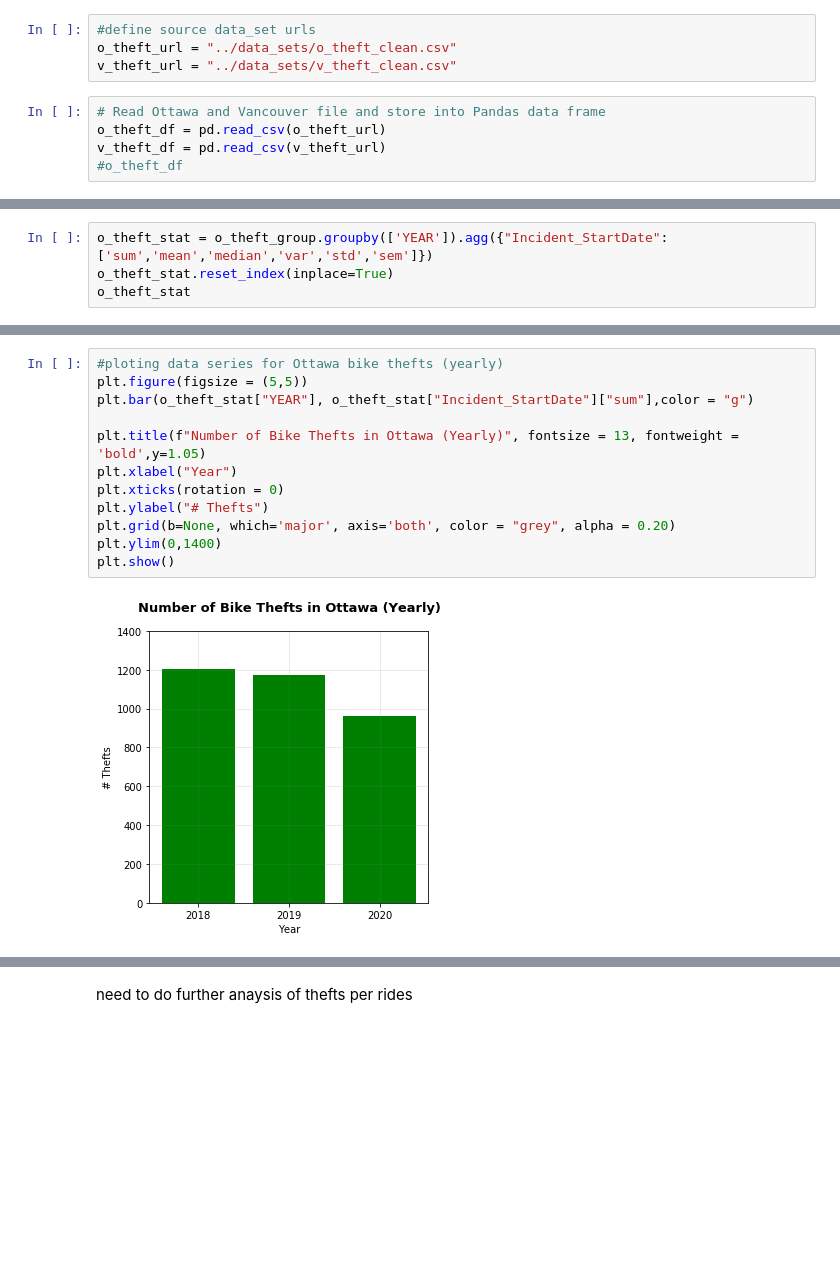
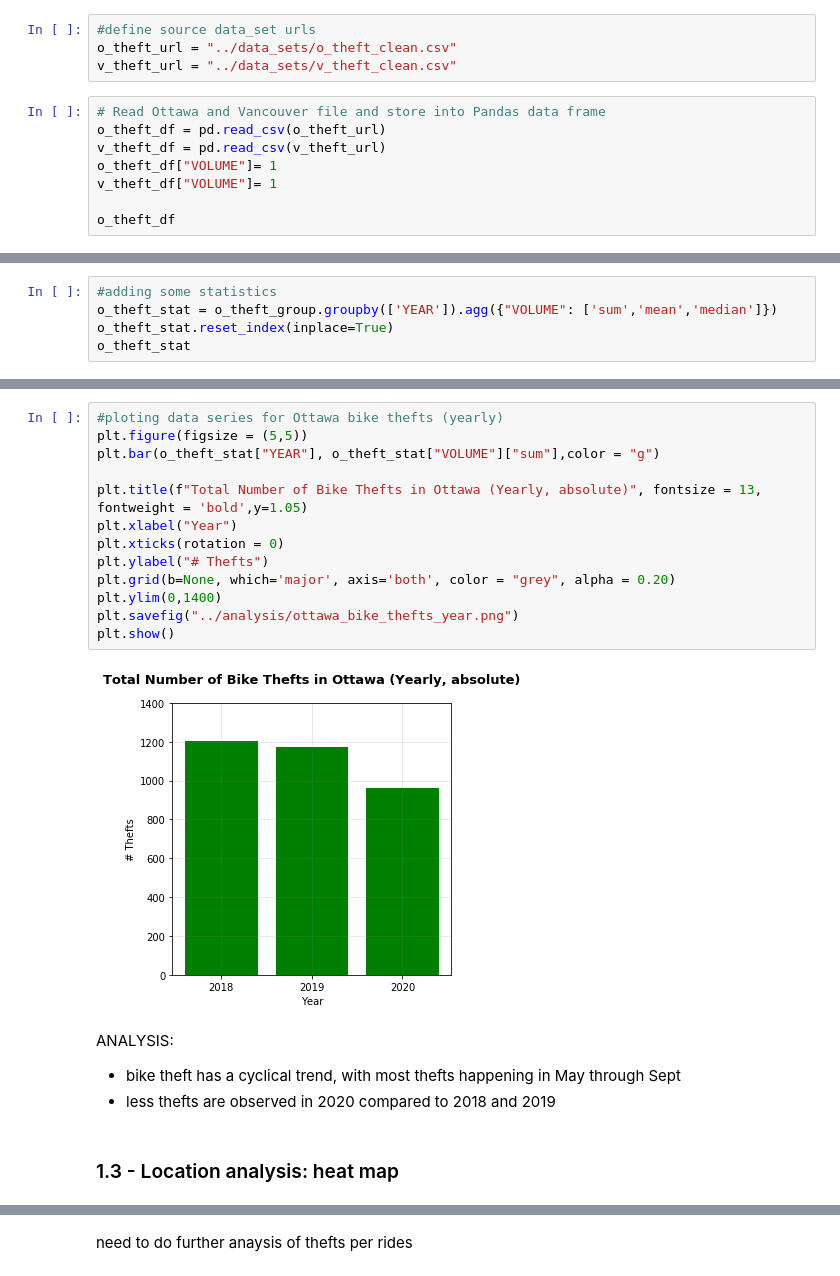
Before and after one commit to itspria/Bike-Theft-Analysis, a Jupyter notebook: code/theft_analysis.ipynb, the cells around one changed output, grey strips where cells are left out. Saved outputs shown, nothing was run; the diff lists cells and outputs as text; blank space fills up the shorter version.

```diff
--- a/code/theft_analysis.ipynb
+++ b/code/theft_analysis.ipynb
@@ -13,4 +18,7 @@ v_theft_url = "../data_sets/v_theft_clean.csv"
 # Read Ottawa and Vancouver file and store into Pandas data frame
 o_theft_df = pd.read_csv(o_theft_url)
 v_theft_df = pd.read_csv(v_theft_url)
-#o_theft_df
+o_theft_df["VOLUME"]= 1
+v_theft_df["VOLUME"]= 1
+
+o_theft_df
@@ -50,5 +65,6 @@ o_theft_group
 # %%
-o_theft_stat = o_theft_group.groupby(['YEAR']).agg({"Incident_StartDate": ['sum','mean','median','var','std','sem']})
+#adding some statistics
+o_theft_stat = o_theft_group.groupby(['YEAR']).agg({"VOLUME": ['sum','mean','median']})
 o_theft_stat.reset_index(inplace=True)
 o_theft_stat
 # %% [output]
@@ -75,14 +94,21 @@ plt.show()
 # %%
 #ploting data series for Ottawa bike thefts (yearly)
 plt.figure(figsize = (5,5))
-plt.bar(o_theft_stat["YEAR"], o_theft_stat["Incident_StartDate"]["sum"],color = "g")
+plt.bar(o_theft_stat["YEAR"], o_theft_stat["VOLUME"]["sum"],color = "g")
 
-plt.title(f"Number of Bike Thefts in Ottawa (Yearly)", fontsize = 13, fontweight = 'bold',y=1.05)
+plt.title(f"Total Number of Bike Thefts in Ottawa (Yearly, absolute)", fontsize = 13, fontweight = 'bold',y=1.05)
 plt.xlabel("Year")
 plt.xticks(rotation = 0)
 plt.ylabel("# Thefts")
 plt.grid(b=None, which='major', axis='both', color = "grey", alpha = 0.20)
 plt.ylim(0,1400)
+plt.savefig("../analysis/ottawa_bike_thefts_year.png")
 plt.show()
 # %% [output]
-[figure, old version]
+[figure, new version]
+# %% [markdown]
+ANALYSIS:
+  * bike theft has a  cyclical trend, with most thefts happening in May through Sept
+  * less thefts are observed in 2020 compared to 2018 and 2019
+# %% [markdown]
+### 1.3 - Location analysis: heat map
```
Also changed, not shown: parts of 47 cells of this notebook, 18 other files.
